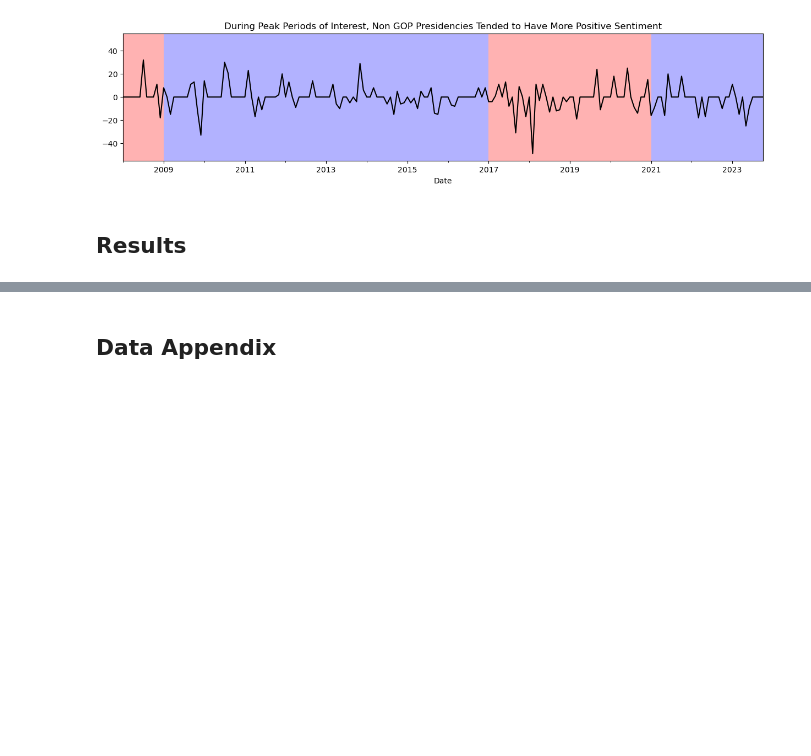
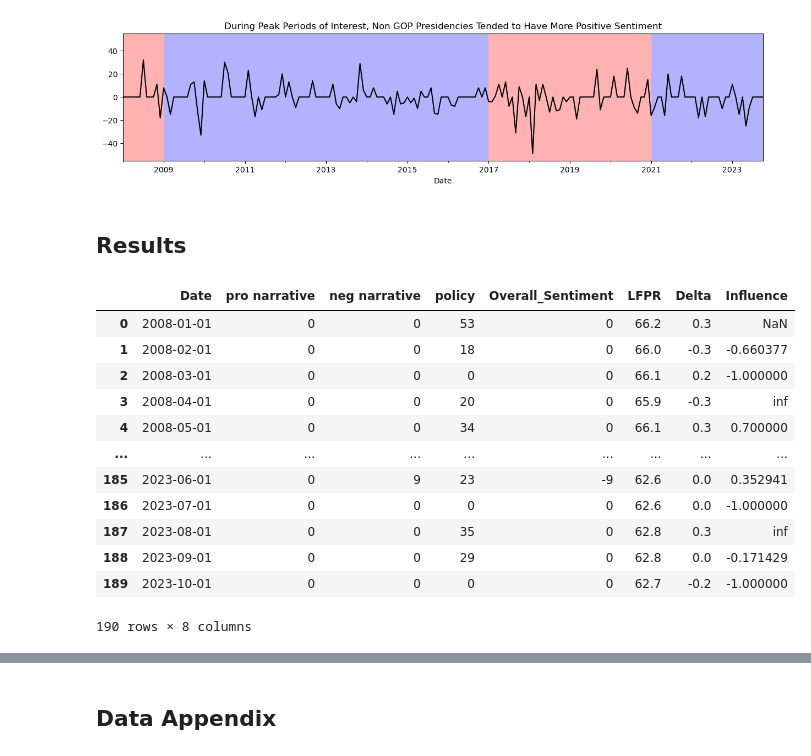
Before and after one commit to galibest2/as.180.369, a Jupyter notebook: contrib/galibest2/jupyterbook-galibest2/galibest2-paper.ipynb, the cells around one changed output, grey strips where cells are left out. Drawn from its saved outputs; the diff is of its cells as text; code cells hidden in the pictures; blank space fills up the shorter version.

```diff
--- a/contrib/galibest2/jupyterbook-galibest2/galibest2-paper.ipynb
+++ b/contrib/galibest2/jupyterbook-galibest2/galibest2-paper.ipynb
@@ -362,30 +362,45 @@ df_LFPR['Date'] = df_LFPR['Year'] + df_LFPR['Month']
 # Shift column 'Date' to first position function found using ChatGPT
 first_column = df_LFPR.pop('Date')
 
 # Insert column using insert(position,column_name, first_column) function found using ChatGPT
 
 df_LFPR.insert(0, 'Date', first_column)
 
 #Drop year and month cols
 
 LFPR = df_LFPR.drop(columns=['Year','Month'])
 
 
 # Convert the complete date string to a datetime object
 
 LFPR['Date'] = pd.to_datetime(df_LFPR['Date'])
 LFPR['Date'] = LFPR['Date'].dt.normalize()
 LFPR['Date'] = LFPR['Date'].dt.floor('D')
 
 # Create new data frame that merges trends and LFPR
 trendLFPR = pd.merge(df_trend, LFPR, left_on='Date', right_on='Date')
 
 
 #Rename LFPR column
 
 trendLFPR.rename(columns = {'Value':'LFPR'}, inplace = True)
 
 
 # change dtype to numeric for value
 
 trendLFPR["LFPR"] = pd.to_numeric(trendLFPR["LFPR"])
+trendLFPR["Delta"] = pd.to_numeric(trendLFPR["Delta"])
+# %% [output]
+|  | Date | pro narrative | neg narrative | policy | Overall_Sentiment | LFPR | Delta | Influence |
+| 0 | 2008-01-01 | 0 | 0 | 53 | 0 | 66.2 | 0.3 | NaN |
+| 1 | 2008-02-01 | 0 | 0 | 18 | 0 | 66.0 | -0.3 | -0.660377 |
+| 2 | 2008-03-01 | 0 | 0 | 0 | 0 | 66.1 | 0.2 | -1.000000 |
+| 3 | 2008-04-01 | 0 | 0 | 20 | 0 | 65.9 | -0.3 | inf |
+| 4 | 2008-05-01 | 0 | 0 | 34 | 0 | 66.1 | 0.3 | 0.700000 |
+| ... | ... | ... | ... | ... | ... | ... | ... | ... |
+| 185 | 2023-06-01 | 0 | 9 | 23 | -9 | 62.6 | 0.0 | 0.352941 |
+| 186 | 2023-07-01 | 0 | 0 | 0 | 0 | 62.6 | 0.0 | -1.000000 |
+| 187 | 2023-08-01 | 0 | 0 | 35 | 0 | 62.8 | 0.3 | inf |
+| 188 | 2023-09-01 | 0 | 0 | 29 | 0 | 62.8 | 0.0 | -0.171429 |
+| 189 | 2023-10-01 | 0 | 0 | 0 | 0 | 62.7 | -0.2 | -1.000000 |
+190 rows × 8 columns
```
Also changed, not shown: parts of 3 cells of this notebook.
